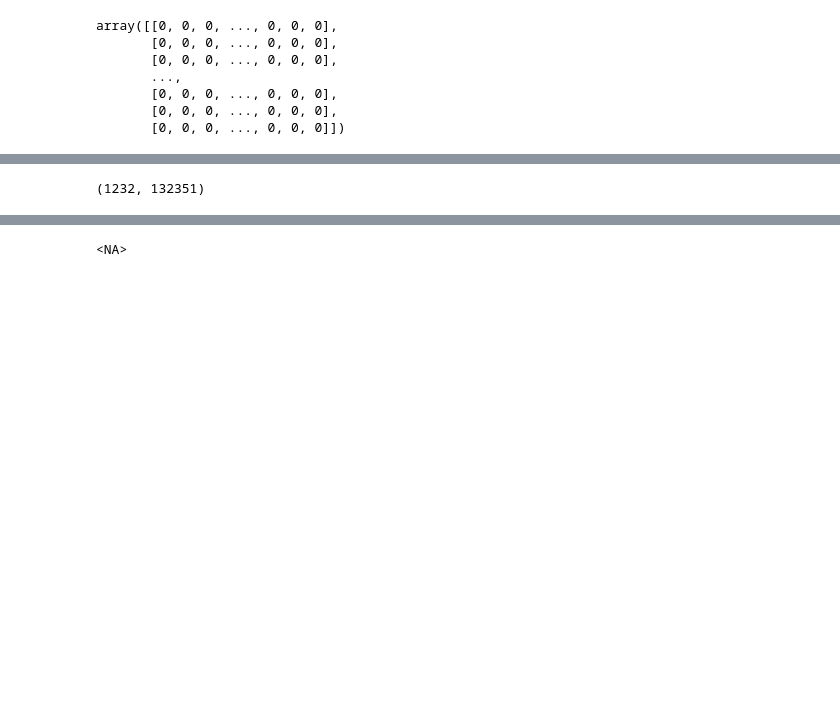
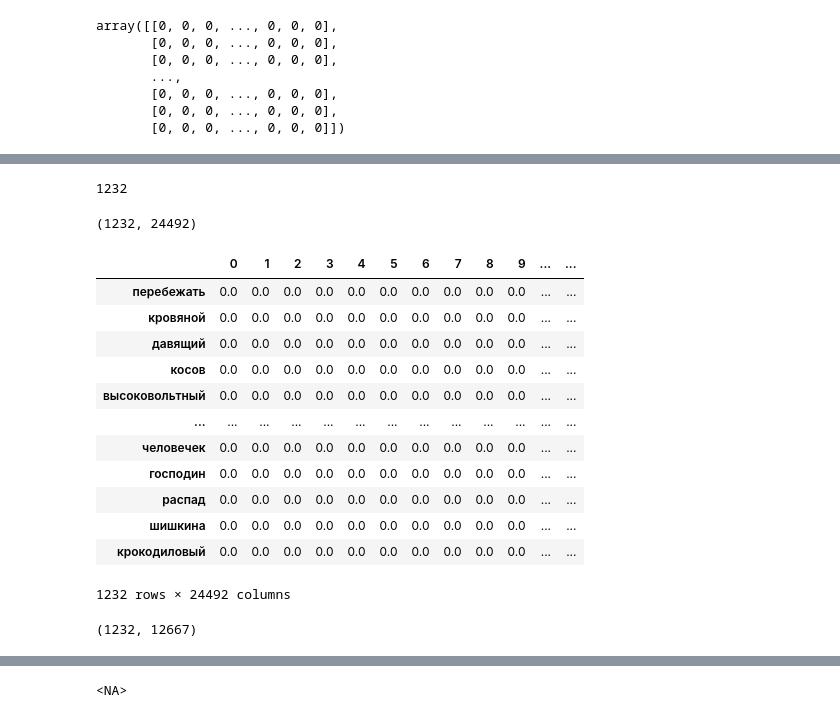
Before and after one commit to damnpav/news_analysis, a Jupyter notebook: _3_text_preparing.ipynb, the cells around one changed output, grey strips where cells are left out. Drawn from its saved outputs; the diff is of its cells as text; code cells hidden in the pictures; blank space fills up the shorter version.

```diff
--- a/_3_text_preparing.ipynb
+++ b/_3_text_preparing.ipynb
@@ -266,0 +230,4 @@ array([[0, 0, 0, ..., 0, 0, 0],
+# %%
+vocab_df = pd.DataFrame()
+# %%
+vocab_df['vocab'] = vocab
@@ -267,4 +240,28 @@ array([[0, 0, 0, ..., 0, 0, 0],
+# %%
+vocab_list = vocab_df.loc[(vocab_df['vocab'].isin(names))|(vocab_df['vocab'].isin(slovar))]['vocab'].to_list()  # гораздо лучше
+# %%
+len(bag_vectors)
+# %% [output]
+1232
+# %%
+vocab_vector_df = pd.DataFrame.from_dict(dict(zip(vocab_list, bag_vectors)), orient='index')
 # %%
-X.shape
+vocab_vector_df.shape
 # %% [output]
-(1232, 132351)
+(1232, 24492)
+# %%
+vocab_vector_df
+# %% [output]
+|  | 0 | 1 | 2 | 3 | 4 | 5 | 6 | 7 | 8 | 9 | ... | ... |
+| перебежать | 0.0 | 0.0 | 0.0 | 0.0 | 0.0 | 0.0 | 0.0 | 0.0 | 0.0 | 0.0 | ... | ... |
+| кровяной | 0.0 | 0.0 | 0.0 | 0.0 | 0.0 | 0.0 | 0.0 | 0.0 | 0.0 | 0.0 | ... | ... |
+| давящий | 0.0 | 0.0 | 0.0 | 0.0 | 0.0 | 0.0 | 0.0 | 0.0 | 0.0 | 0.0 | ... | ... |
+| косов | 0.0 | 0.0 | 0.0 | 0.0 | 0.0 | 0.0 | 0.0 | 0.0 | 0.0 | 0.0 | ... | ... |
+| высоковольтный | 0.0 | 0.0 | 0.0 | 0.0 | 0.0 | 0.0 | 0.0 | 0.0 | 0.0 | 0.0 | ... | ... |
+| ... | ... | ... | ... | ... | ... | ... | ... | ... | ... | ... | ... | ... |
+| человечек | 0.0 | 0.0 | 0.0 | 0.0 | 0.0 | 0.0 | 0.0 | 0.0 | 0.0 | 0.0 | ... | ... |
+| господин | 0.0 | 0.0 | 0.0 | 0.0 | 0.0 | 0.0 | 0.0 | 0.0 | 0.0 | 0.0 | ... | ... |
+| распад | 0.0 | 0.0 | 0.0 | 0.0 | 0.0 | 0.0 | 0.0 | 0.0 | 0.0 | 0.0 | ... | ... |
+| шишкина | 0.0 | 0.0 | 0.0 | 0.0 | 0.0 | 0.0 | 0.0 | 0.0 | 0.0 | 0.0 | ... | ... |
+| крокодиловый | 0.0 | 0.0 | 0.0 | 0.0 | 0.0 | 0.0 | 0.0 | 0.0 | 0.0 | 0.0 | ... | ... |
+1232 rows × 24492 columns
@@ -270,0 +272,4 @@ X.shape
+# %%
+vocab_vector_df.shape
+# %% [output]
+(1232, 12667)
```
Also changed, not shown: parts of 99 cells of this notebook.
